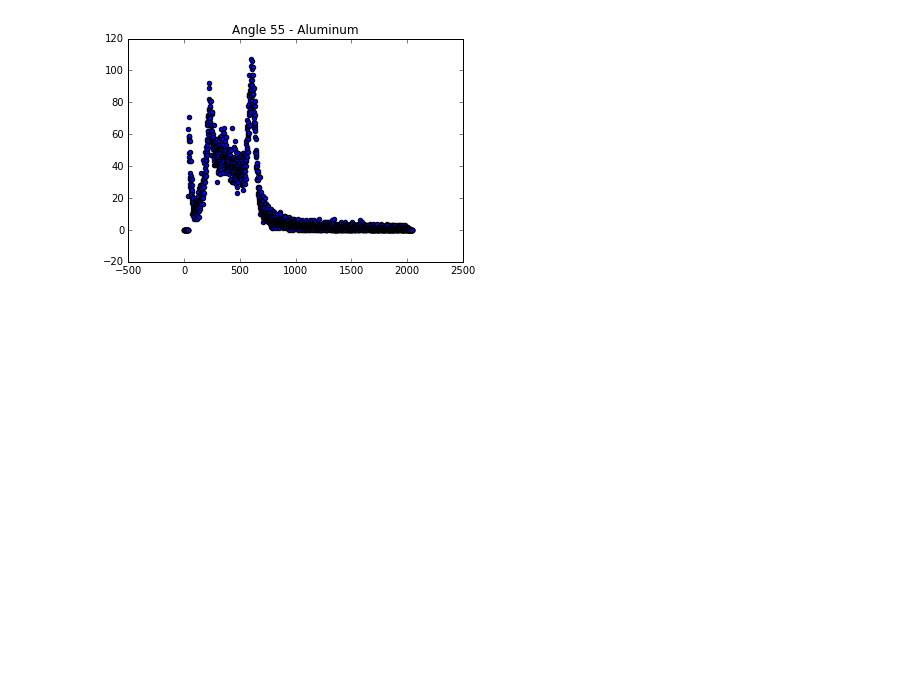
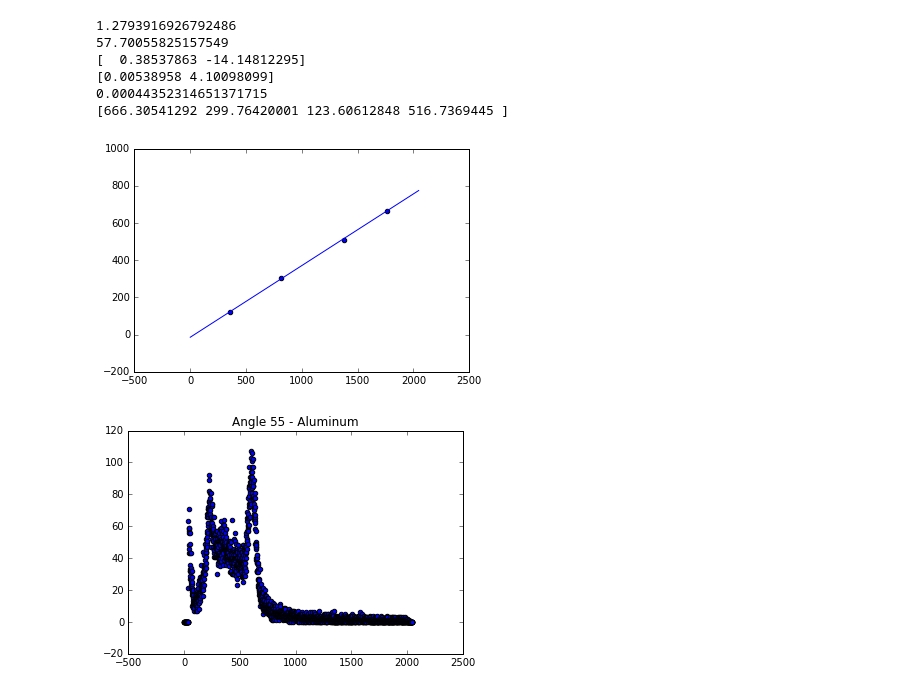
Before and after one commit to jmanlarkin/Compton, a Jupyter notebook: Scattering Fits.ipynb, the cells around one changed output. Saved outputs shown, nothing was run; the diff lists cells and outputs as text; code cells hidden in the pictures; blank space fills up the shorter version.

Commit message:
Things mostly in working order--however, energy curve_fit needs to be fixed.

```diff
--- a/Scattering Fits.ipynb
+++ b/Scattering Fits.ipynb
@@ -1 +9,70 @@
+# %%
+#Adds together 1 hour of calibration data for a given source
+def Sum(source):
+    yData = [0]*2048
+    i=1
+    j=0
+    while i <= 12:
+        while j < 10:
+            yData += mphys.data.load_chn('Calibration/' + source + '/' + str(i) + '/' + source + '/' + source +
+                                         ' 00' + str(j) + '.Chn')[1]
+            j += 1
+        i += 1
+    return yData
+
+#Gaussian, where m=peak, o=standard deviation, A=amplitude, B=Linear Coeff., C=Linear Offset
+def Gaussian(x, m, o, A, B, C):
+    return A*np.exp(-0.5*(((x-m)/o)**2)) + B*x + C
+
+#Function for linear curve-fit of peaks for each channel (i.e. for final callibration curve)
+def Linear(x, a, b):
+    return a*x+b
+
+#Curve fits a Gaussian to a given emitter's callibration data curve. The interval determines the width of data
+#which the Gaussian fits around.
+def Fit(input_databox, interval, guess):
+    xData = np.arange(0, 2048)
+    param, cov = curve_fit(Gaussian, xData[guess-interval:guess+interval],
+                           input_databox[guess-interval:guess+interval], p0=[guess, 10, 10, 10, 10])
+    error = np.sqrt(np.diag(cov))
+#    print(param), print(error)
+    return [param, error]
+
+def Chi(fitparam, input_databox, interval, guess):
+    index = np.arange(guess-interval, guess+interval)
+    fit = Gaussian(index, *fitparam)
+    out = ((input_databox[guess-interval: guess+interval]-fit)**2/(input_databox[guess-interval: guess+interval])**2)
+    return np.sum(out[out < 10**10])
+
+def ChiLinear(fitparam, x, y):
+    fit = Linear(x, *fitparam)
+    return np.sum((y-fit)**2/y**2)
+
+Cs = Fit(Sum('Cs-137'), 200, 1742)
+Ba = Fit(Sum('Ba-133'), 200, 850)
+Co = Fit(Sum('Co-57'), 200, 375)
+Na = Fit(Sum('Na-22'), 200, 1360)
+
+print(Chi(Cs[0], Sum('Cs-137'), 50, int(Cs[0][0])))
+
+yvalues = [662.1, 302.85, 122, 511.0]
+xvalues = [Cs[0][0], Ba[0][0], Co[0][0], Na[0][0]]
+errvalues = [Cs[0][1], Ba[0][1], Co[0][1], Na[0][1]]
+
+linearFit_par, linearFit_cov = curve_fit(Linear, xvalues, yvalues, sigma = errvalues)
+
+plt.plot(np.arange(0, 2048), Linear(np.arange(0, 2048), *linearFit_par))
+plt.scatter(xvalues, yvalues)
+print(Cs[0][1])
+print(linearFit_par), print(np.sqrt(np.diag(linearFit_cov)))
+print(ChiLinear(linearFit_par, np.asarray(xvalues), np.asarray(yvalues)))
+print(Linear(np.asarray(xvalues), *linearFit_par))
+# %% [output]
+1.2793916926792486
+57.70055825157549
+[  0.38537863 -14.14812295]
+[0.00538958 4.10098099]
+0.00044352314651371715
+[666.30541292 299.76420001 123.60612848 516.7369445 ]
+[figure, added]
 # %%
```
Also changed, not shown: parts of 3 cells of this notebook.
